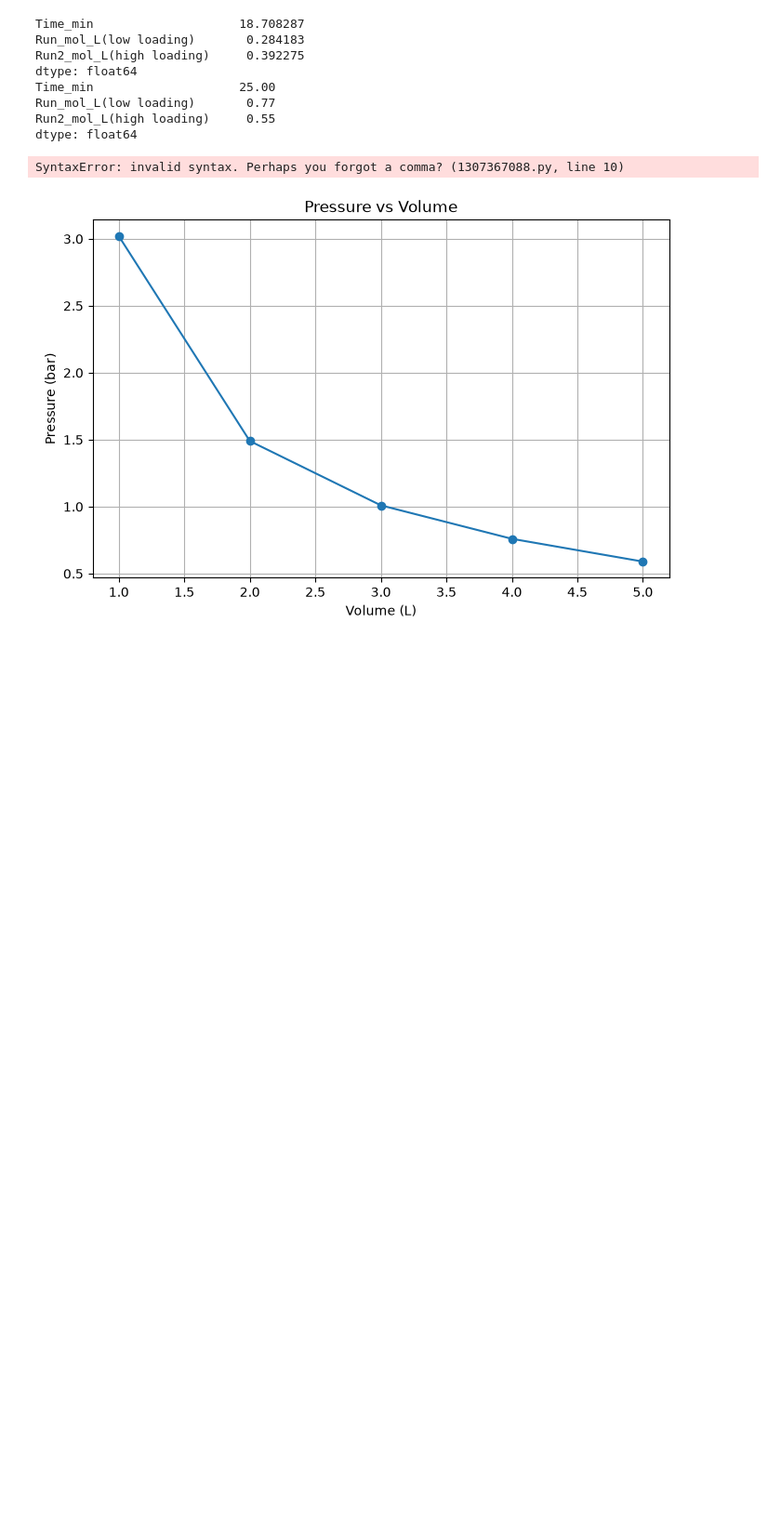
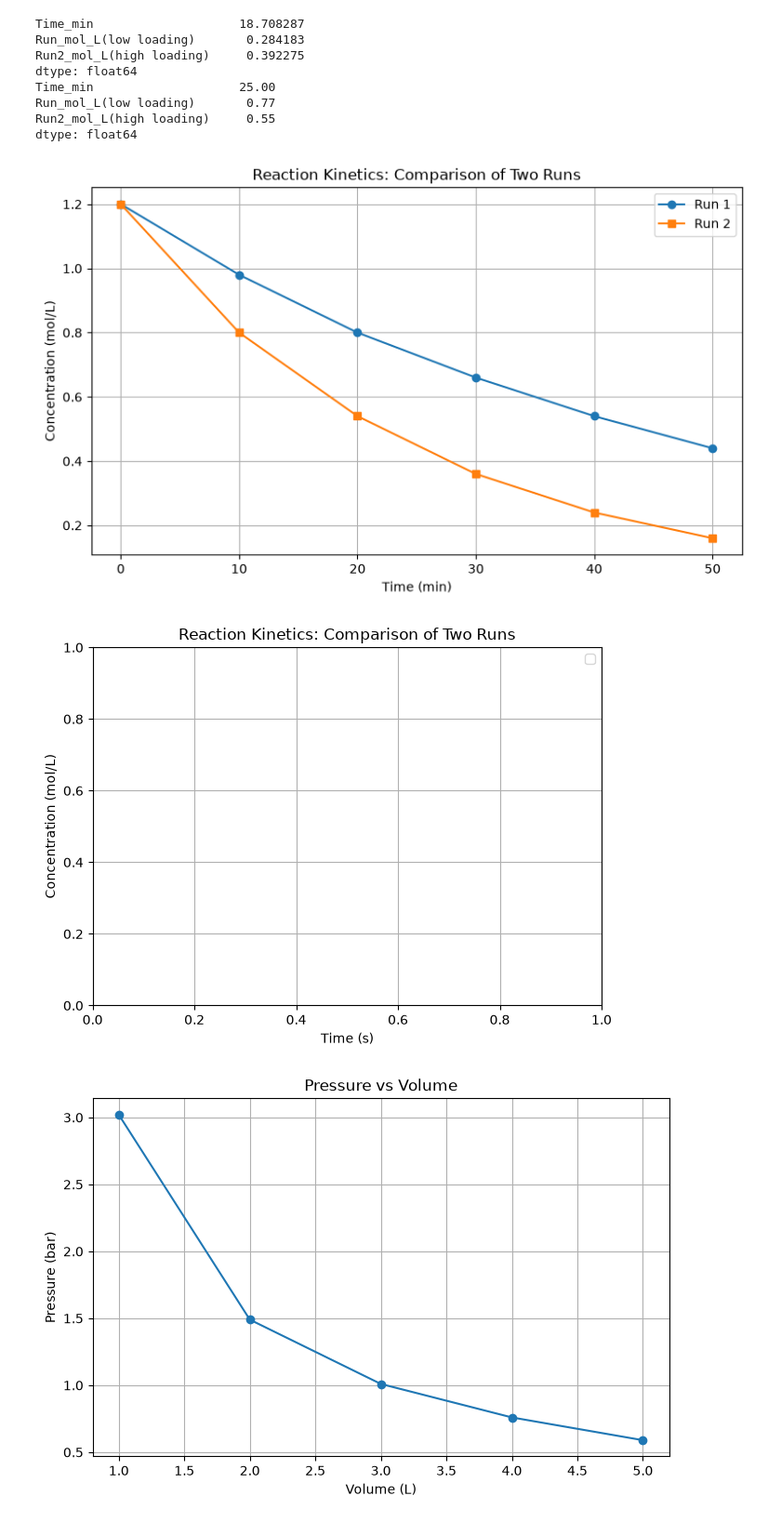
Before and after one commit to mannatbharani12-sketch/CP_Practical, a Jupyter notebook: 20251001007_SetB.ipynb, the cells around one changed output. Shown at 93% size. Cells and saved outputs as stored; diff of their text form; code cells hidden in the pictures; blank space fills up the shorter version.

```diff
--- a/20251001007_SetB.ipynb
+++ b/20251001007_SetB.ipynb
@@ -345,29 +345,42 @@ dtype: float64
 # %%
 #Q.4 c
 import pandas as pd
 import matplotlib.pyplot as plt
 
 
 
+
+
+
+# Run 2
+#Q.4 c
+import matplotlib.pyplot as plt
+
 plt.figure(figsize=(8, 5))
 
-# Run 1
-plt.plot(time_min, Run1_mol_L(low loading), label="Run 1", marker="o")
+plt.plot(df["time_min"], df["R1_mol_L(low loading)"], label="Run 1", marker="o")
+plt.plot(df["time_min"], df["R2_mol_L(high loading)"], label="Run 2", marker="s")
 
-# Run 2
-plt.plot(time_min, Run2_mol_L(high loading), label="Run 2", marker="s")
+plt.title("Reaction Kinetics: Comparison of Two Runs")
+plt.xlabel("Time (min)")
+plt.ylabel("Concentration (mol/L)")
+plt.legend()
+plt.grid(True)
+plt.tight_layout()
+plt.show()
 
 # Title and labels
 plt.title("Reaction Kinetics: Comparison of Two Runs")
 plt.xlabel("Time (s)")
 plt.ylabel("Concentration (mol/L)")
 plt.legend()
 plt.grid(True)
 
 plt.tight_layout()
 plt.show()
 # %% [output]
-SyntaxError: invalid syntax. Perhaps you forgot a comma? (1307367088.py, line 10)
+[figure, added]
+[figure, added]
 # %%
 kinetic_df = pd.DataFrame({
     'Volume_L': [ 1, 2, 3, 4, 5],
```
Also changed, not shown: parts of 4 cells of this notebook.
